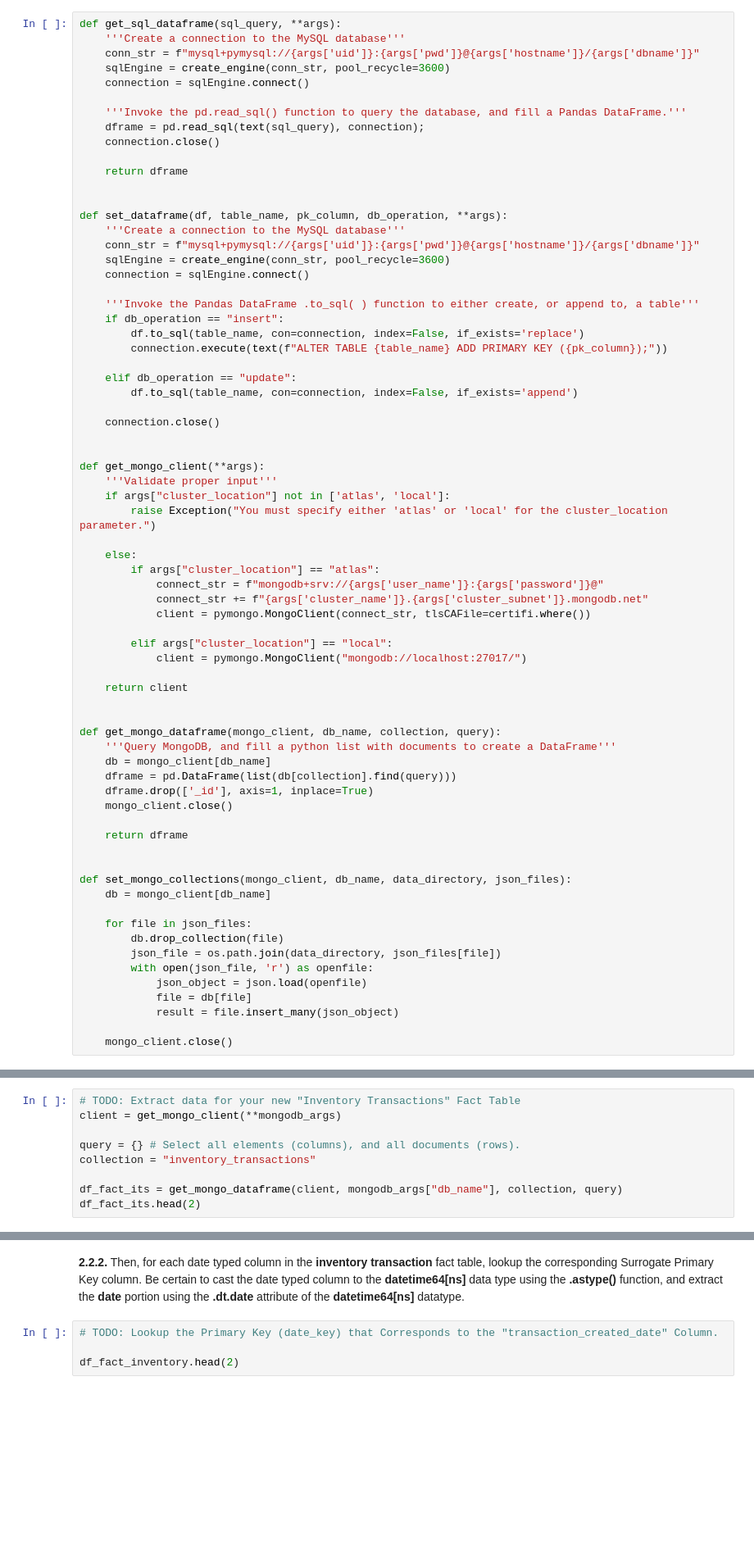
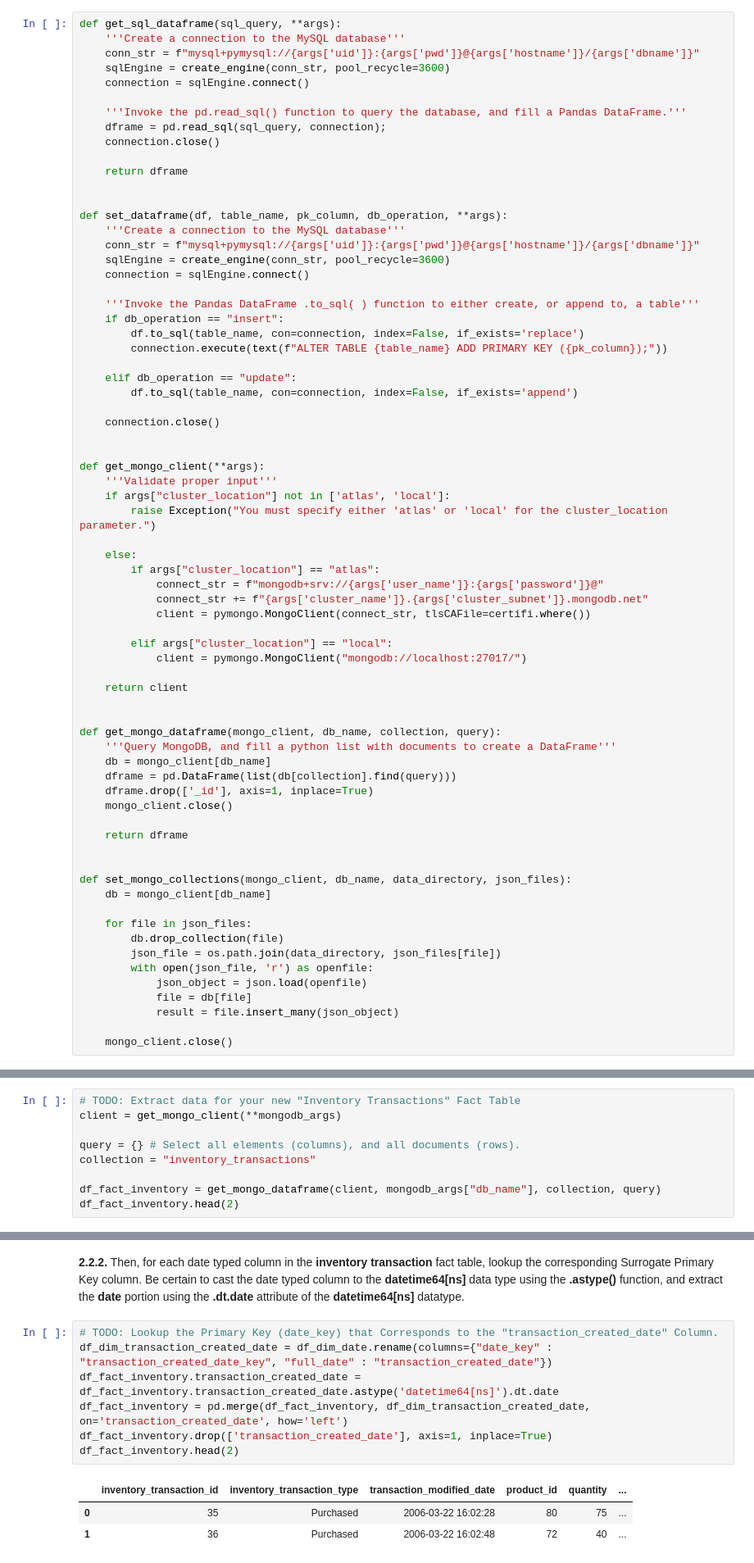
Before and after one commit to briceh87/DS-2002, a Jupyter notebook: 03-NoSQL/Lab-04-Python-MongoDB-ETL.ipynb, the cells around one changed output, grey strips where cells are left out. Shown at 82% size. Saved outputs shown, nothing was run; the diff lists cells and outputs as text; blank space fills up the shorter version.

```diff
--- a/03-NoSQL/Lab-04-Python-MongoDB-ETL.ipynb
+++ b/03-NoSQL/Lab-04-Python-MongoDB-ETL.ipynb
@@ -58,7 +58,7 @@ def get_sql_dataframe(sql_query, **args):
     connection = sqlEngine.connect()
 
     '''Invoke the pd.read_sql() function to query the database, and fill a Pandas DataFrame.'''
-    dframe = pd.read_sql(text(sql_query), connection);
+    dframe = pd.read_sql(sql_query, connection);
     connection.close()
 
     return dframe
@@ -279,8 +279,8 @@ client = get_mongo_client(**mongodb_args)
 query = {} # Select all elements (columns), and all documents (rows).
 collection = "inventory_transactions"
 
-df_fact_its = get_mongo_dataframe(client, mongodb_args["db_name"], collection, query)
-df_fact_its.head(2)
+df_fact_inventory = get_mongo_dataframe(client, mongodb_args["db_name"], collection, query)
+df_fact_inventory.head(2)
 # %% [output]
 |  | inventory_transaction_id | inventory_transaction_type | transaction_created_date | transaction_modified_date | product_id | ... |
 | 0 | 35 | Purchased | 2006-03-22 16:02:28 | 2006-03-22 16:02:28 | 80 | ... |
@@ -309,7 +336,14 @@ df_fact_pos.head(2)
 **2.2.2.** Then, for each date typed column in the **inventory transaction** fact table, lookup the corresponding Surrogate Primary Key column. Be certain to cast the date typed column to the **datetime64[ns]** data type using the **.astype()** function, and extract the **date** portion using the **.dt.date** attribute of the **datetime64[ns]** datatype.
 # %%
 # TODO: Lookup the Primary Key (date_key) that Corresponds to the "transaction_created_date" Column.
-
+df_dim_transaction_created_date = df_dim_date.rename(columns={"date_key" : "transaction_created_date_key", "full_date" : "transaction_created_date"})
+df_fact_inventory.transaction_created_date = df_fact_inventory.transaction_created_date.astype('datetime64[ns]').dt.date
+df_fact_inventory = pd.merge(df_fact_inventory, df_dim_transaction_created_date, on='transaction_created_date', how='left')
+df_fact_inventory.drop(['transaction_created_date'], axis=1, inplace=True)
 df_fact_inventory.head(2)
+# %% [output]
+|  | inventory_transaction_id | inventory_transaction_type | transaction_modified_date | product_id | quantity | ... |
+| 0 | 35 | Purchased | 2006-03-22 16:02:28 | 80 | 75 | ... |
+| 1 | 36 | Purchased | 2006-03-22 16:02:48 | 72 | 40 | ... |
 # %%
 # TODO: Lookup the Primary Key (date_key) that Corresponds to the "transaction_modified_date" Column.
```
Also changed, not shown: parts of 27 cells of this notebook.
